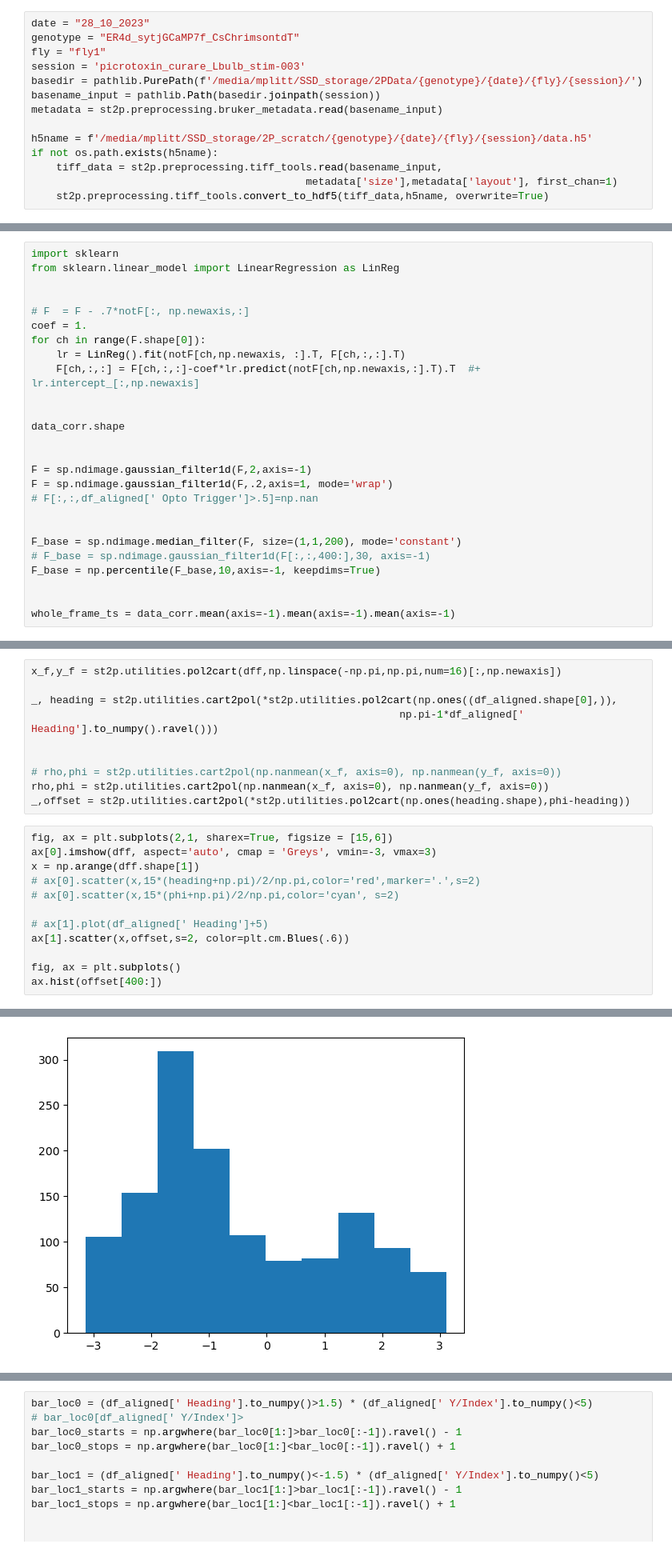
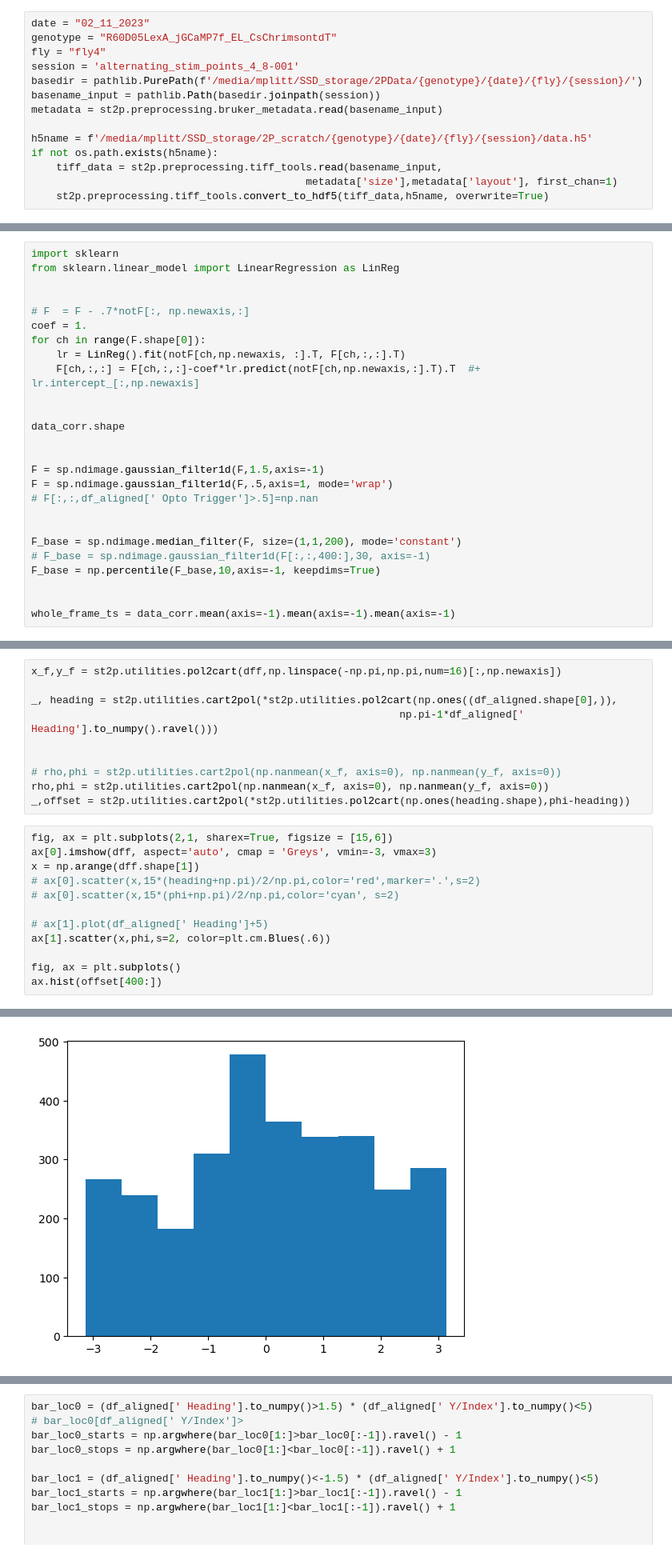
Before and after one commit to yfisher-lab/SessionTools, a Jupyter notebook: Notebooks/DanglingFly.ipynb, the cells around one changed output, grey strips where cells are left out. Shown at 80% size. Saved outputs shown, nothing was run; the diff lists cells and outputs as text.

```diff
--- a/Notebooks/DanglingFly.ipynb
+++ b/Notebooks/DanglingFly.ipynb
@@ -21,10 +21,10 @@ import SessionTools.two_photon as st2p
 
 %matplotlib inline
 # %%
-date = "28_10_2023"
-genotype = "ER4d_sytjGCaMP7f_CsChrimsontdT"
-fly = "fly1"
-session = 'picrotoxin_curare_Lbulb_stim-003'
+date = "02_11_2023"
+genotype = "R60D05LexA_jGCaMP7f_EL_CsChrimsontdT"
+fly = "fly4"
+session = 'alternating_stim_points_4_8-001'
 basedir = pathlib.PurePath(f'/media/mplitt/SSD_storage/2PData/{genotype}/{date}/{fly}/{session}/')
 basename_input = pathlib.Path(basedir.joinpath(session))
 metadata = st2p.preprocessing.bruker_metadata.read(basename_input)
@@ -120,8 +123,8 @@ for ch in range(F.shape[0]):
 data_corr.shape
 
 
-F = sp.ndimage.gaussian_filter1d(F,2,axis=-1)
-F = sp.ndimage.gaussian_filter1d(F,.2,axis=1, mode='wrap')
+F = sp.ndimage.gaussian_filter1d(F,1.5,axis=-1)
+F = sp.ndimage.gaussian_filter1d(F,.5,axis=1, mode='wrap')
 # F[:,:,df_aligned[' Opto Trigger']>.5]=np.nan
 
 
@@ -163,7 +166,7 @@ x = np.arange(dff.shape[1])
 # ax[0].scatter(x,15*(phi+np.pi)/2/np.pi,color='cyan', s=2)
 
 # ax[1].plot(df_aligned[' Heading']+5)
-ax[1].scatter(x,offset,s=2, color=plt.cm.Blues(.6))
+ax[1].scatter(x,phi,s=2, color=plt.cm.Blues(.6))
 
 fig, ax = plt.subplots()
 ax.hist(offset[400:])
@@ -177,4 +180,4 @@ ax.hist(offset[400:])
-[figure, old version]
+[figure, new version]
 # %%
 fig, ax  = plt.subplots(figsize=[15,3])
 ax.plot(x, F[1,:,:].mean(axis=0))
```
Also changed, not shown: parts of 8 cells of this notebook, 4 other files.
